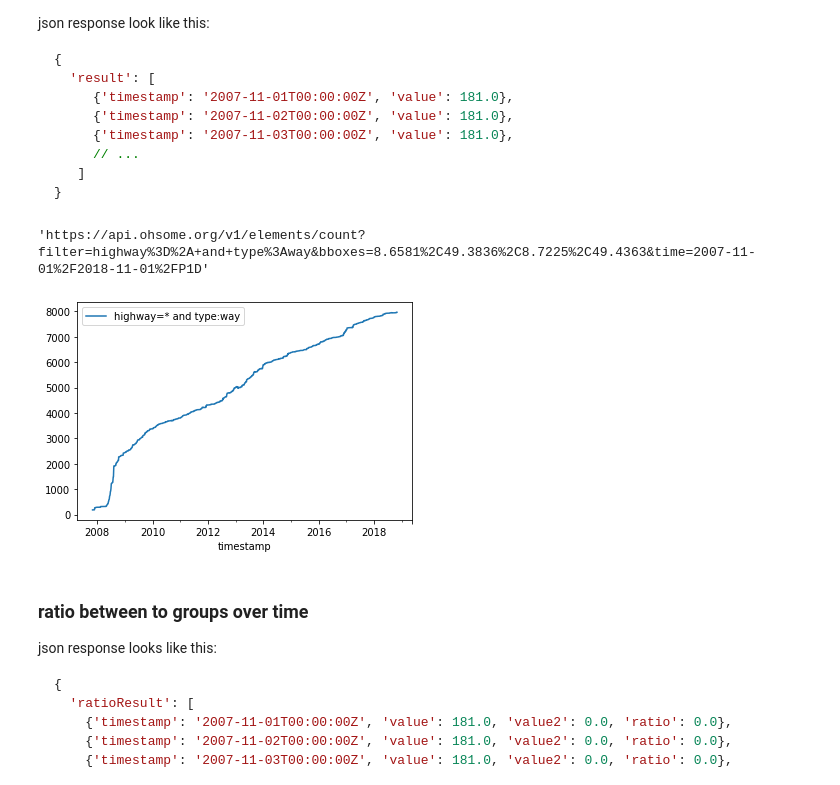
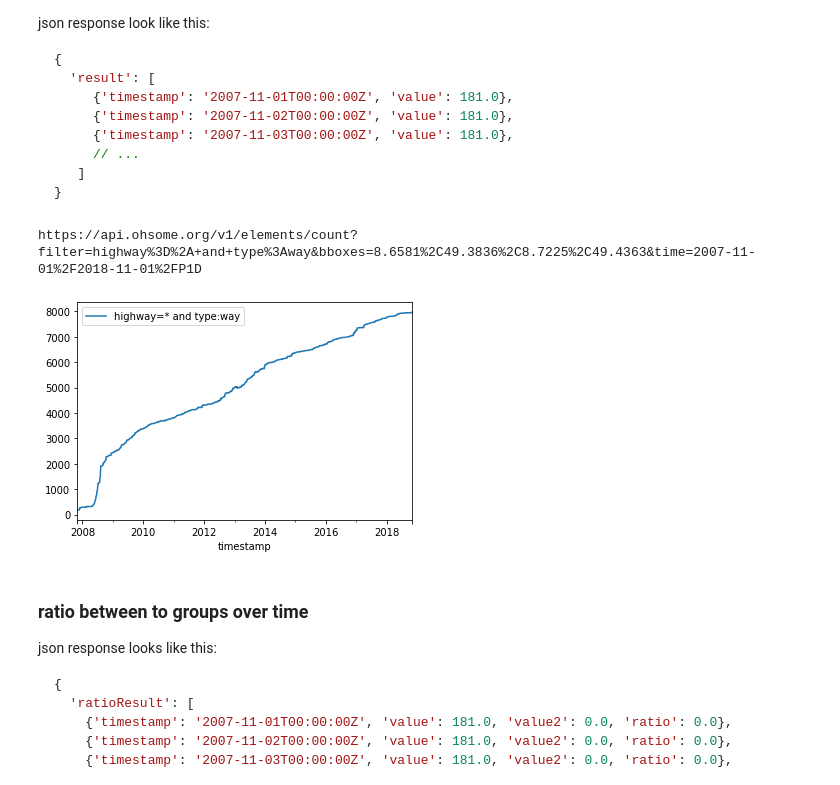
Before and after one commit to GIScience/ohsome-examples, a Jupyter notebook: python/jupyter-notebooks/workshop-19-03-06.ipynb, the cells around one changed output. Drawn from its saved outputs; the diff is of its cells as text; code cells hidden in the pictures.

````diff
--- a/python/jupyter-notebooks/workshop-19-03-06.ipynb
+++ b/python/jupyter-notebooks/workshop-19-03-06.ipynb
@@ -24,9 +24,10 @@ OHSOME_API = "https://api.ohsome.org/v1"
 
 # http://norbertrenner.de/osm/bbox.html
 BBOX = {
-    "hd" : "8.6581,49.3836,8.7225,49.4363",
-    "ma" : "8.4514,49.4589,8.5158,49.5114",
-    "lu" :" 8.3936,49.4448,8.4579,49.4974"}
+    "hd": "8.6581,49.3836,8.7225,49.4363",
+    "ma": "8.4514,49.4589,8.5158,49.5114",
+    "lu":" 8.3936,49.4448,8.4579,49.4974"
+}
 
 # https://en.wikipedia.org/wiki/ISO_8601
 TIME_MONTHLY = "2007-11-01/2018-11-01/P1D"
@@ -76,22 +68,23 @@ json response look like this:
 ```
 # %%
 def count():
-    filter="highway=* and type:way"
-    res = elements("/count"
-         ,filter=filter
-         ,bboxes=BBOX['hd']
-         ,time=TIME_MONTHLY)
-    display(res.url)
+    filter = "highway=* and type:way"
+    res = elements("/count", filter=filter, bboxes=BBOX['hd'],
+                   time=TIME_MONTHLY)
+    print(res.url)
     body = res.json()
     df = pd.DataFrame(body['result'])
     df.timestamp = pd.to_datetime(df.timestamp)
-    df.rename(columns={'value':filter },inplace=True)
+    df.rename(columns={'value': filter}, inplace=True)
     df.set_index('timestamp', inplace=True)
     df.plot()
+    plt.show()
+
+
 count()
 # %% [output]
-'https://api.ohsome.org/v1/elements/count?filter=highway%3D%2A+and+type%3Away&bboxes=8.6581%2C49.3836%2C8.7225%2C49.4363&time=2007-11-01%2F2018-11-01%2FP1D'
+https://api.ohsome.org/v1/elements/count?filter=highway%3D%2A+and+type%3Away&bboxes=8.6581%2C49.3836%2C8.7225%2C49.4363&time=2007-11-01%2F2018-11-01%2FP1D
-[figure, old version]
+[figure, new version]
 # %% [markdown]
 ### ratio between to groups over time
 json response looks like this:
````
Also changed, not shown: parts of 15 cells of this notebook, 3 other files.
